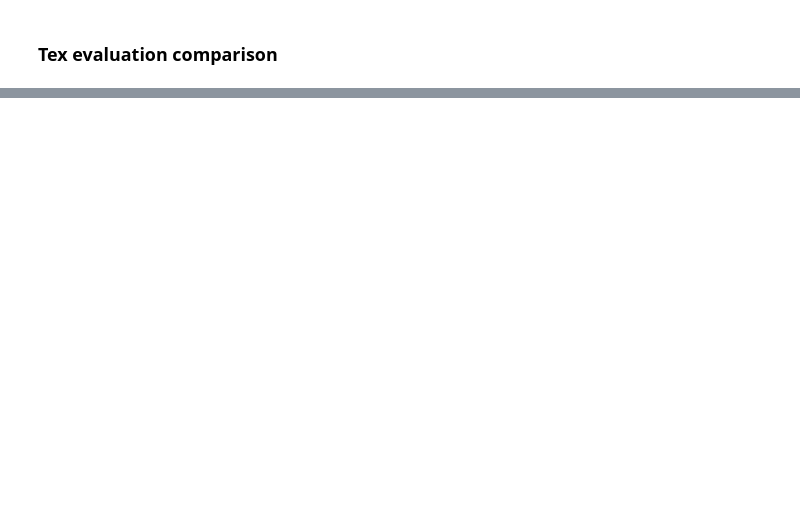
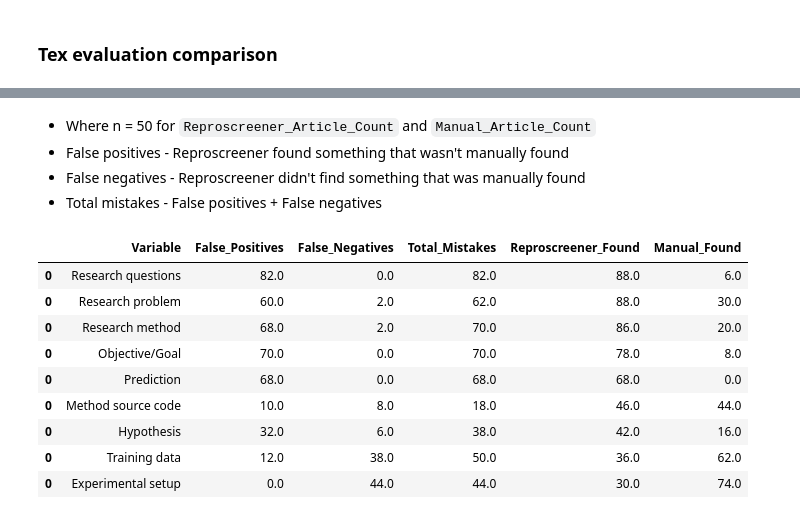
Before and after one commit to Machine-Learning-Pipelines/reproscreener, a Jupyter notebook: docs/evaluation_results.ipynb, the cells around one changed output, grey strips where cells are left out. Saved outputs shown, nothing was run; the diff lists cells and outputs as text; code cells hidden in the pictures; blank space fills up the shorter version.

```diff
--- a/docs/evaluation_results.ipynb
+++ b/docs/evaluation_results.ipynb
@@ -205,0 +254,18 @@ summary_tex.sort_values(by='Article_Count', ascending=False)
+# %% [markdown]
+- Where n = 50 for `Reproscreener_Article_Count` and `Manual_Article_Count`
+- False positives - Reproscreener found something that wasn't manually found
+- False negatives - Reproscreener didn't find something that was manually found
+- Total mistakes - False positives + False negatives
+# %%
+compare_with_manual(auto_eval_df, manual_eval_df, tex_map_dict, output_format="percent")
+# %% [output]
+|  | Variable | False_Positives | False_Negatives | Total_Mistakes | Reproscreener_Found | Manual_Found |
+| 0 | Research questions | 82.0 | 0.0 | 82.0 | 88.0 | 6.0 |
+| 0 | Research problem | 60.0 | 2.0 | 62.0 | 88.0 | 30.0 |
+| 0 | Research method | 68.0 | 2.0 | 70.0 | 86.0 | 20.0 |
+| 0 | Objective/Goal | 70.0 | 0.0 | 70.0 | 78.0 | 8.0 |
+| 0 | Prediction | 68.0 | 0.0 | 68.0 | 68.0 | 0.0 |
+| 0 | Method source code | 10.0 | 8.0 | 18.0 | 46.0 | 44.0 |
+| 0 | Hypothesis | 32.0 | 6.0 | 38.0 | 42.0 | 16.0 |
+| 0 | Training data | 12.0 | 38.0 | 50.0 | 36.0 | 62.0 |
+| 0 | Experimental setup | 0.0 | 44.0 | 44.0 | 30.0 | 74.0 |
```
Also changed, not shown: parts of 12 cells of this notebook, 7 other files.
